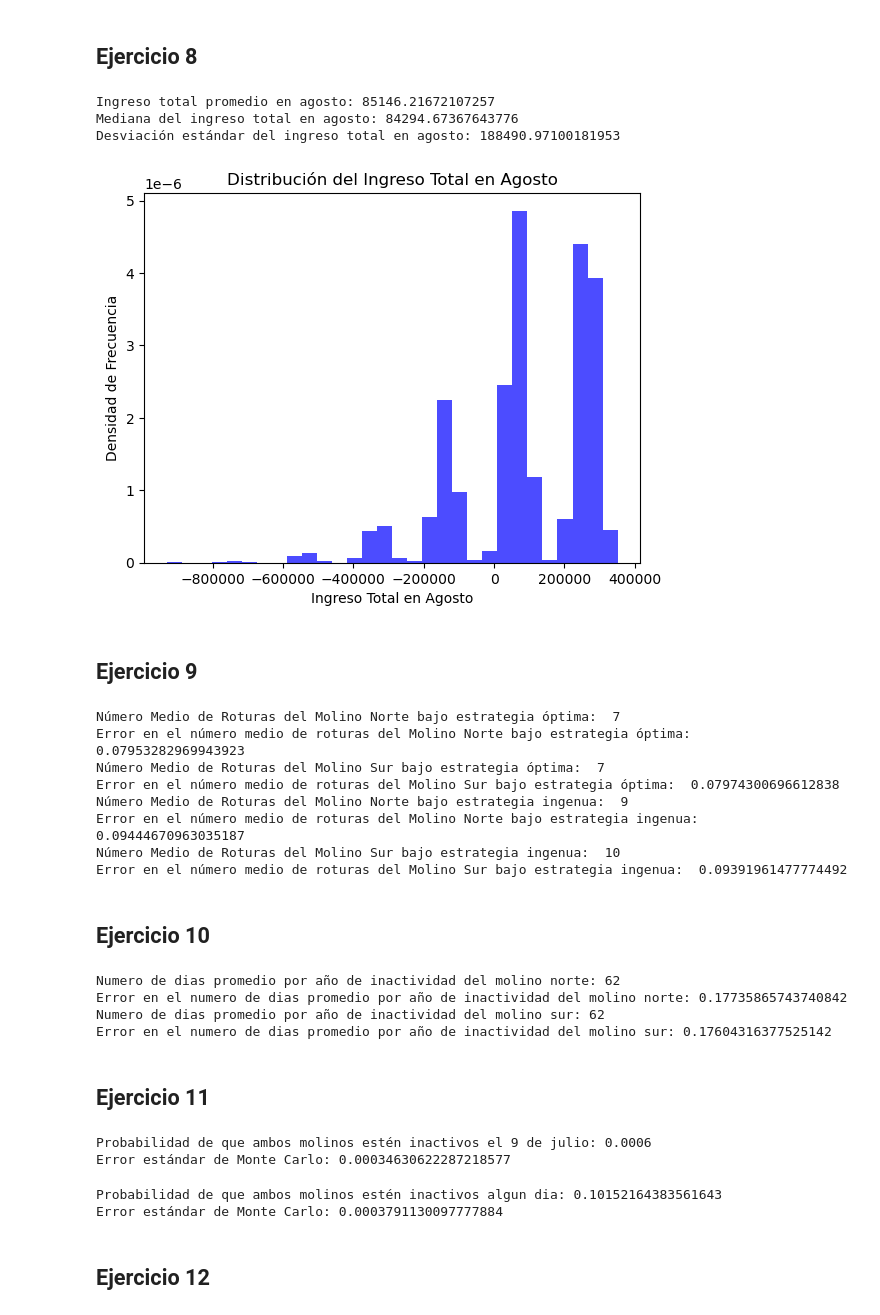
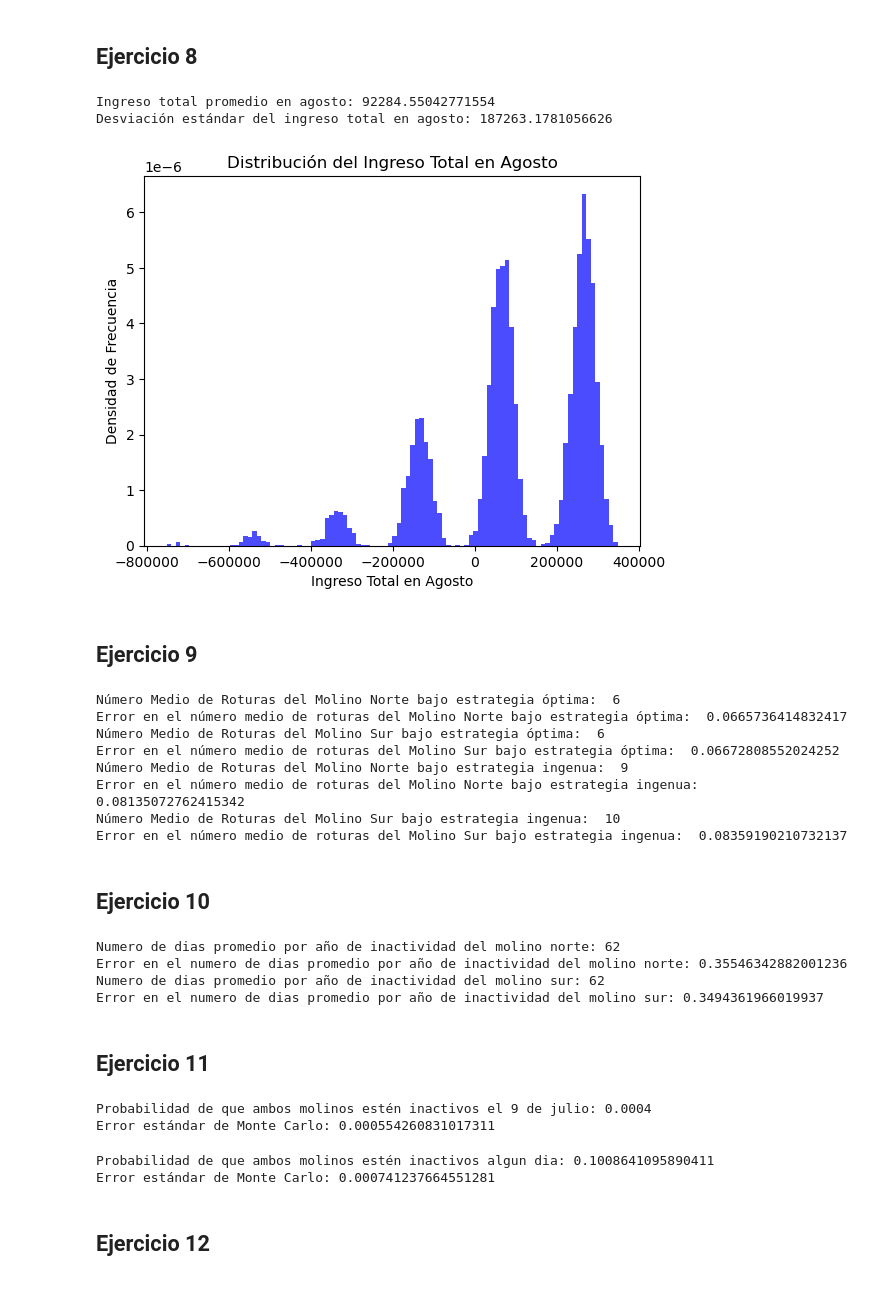
Before and after one commit to catadolhare/tp1_aplicaciones_cauzzo_dolhare_ekes_squillari, a Jupyter notebook: tp1.ipynb, the cells around one changed output. Drawn from its saved outputs; the diff is of its cells as text; code cells hidden in the pictures.

Commit message:
arreglos

```diff
--- a/tp1.ipynb
+++ b/tp1.ipynb
@@ -284,7 +282,7 @@ def calcular_VAN(S, D, k, n_days, costo_rep):
 # %%
 S, D = simulacion(365)
 
-VAN_calculado, cashflow, estado_molino_norte, estado_molino_sur, roturas_molino_norte, roturas_molino_sur, apagados_molino_norte, apagados_molino_sur = calcular_VAN(S, D, 10, 365, 200000)
+VAN_calculado, cashflow, estado_molino_norte, estado_molino_sur, roturas_molino_norte, roturas_molino_sur, apagados_molino_norte, apagados_molino_sur = calcular_VAN(S, D, 7, 365, 200000)
 print(f"El Valor Actual Neto (VAN) del proyecto es: {VAN_calculado:.2f}")
 print(f"Número de roturas del molino norte: {np.sum(roturas_molino_norte)}")
 print(f"Número de roturas del molino sur: {np.sum(roturas_molino_sur)}")
@@ -411,7 +409,7 @@ def calcular_umbral_optimo(umbral_k, costo_reparacion):
             VANs[j] = VAN_calculado
 
         media_VAN = np.mean(VANs)
-        error_VAN = np.std(VANs) / np.sqrt(n_sim)
+        error_VAN = 1.96 * (np.std(VANs) / np.sqrt(n_sim))
 
         medias_VAN.append(media_VAN)
         errores_VAN.append(error_VAN)
@@ -516,42 +514,35 @@ Diferencia de ganancia:  8453.85
 # %% [markdown]
 ## Ejercicio 8
 # %%
-# Definir los días correspondientes al mes de agosto (del día 213 al 242, ya que Python excluye el último índice)
+# días correspondientes al mes de agosto
 dias_agosto = range(213, 243)
 
-# Arreglo para almacenar el ingreso total de agosto en cada simulación
 ingresos_agosto = np.zeros(n_sim)
 
 for j in range(n_sim):
-    # Simular los datos para todo el año
     S, D = simulacion(365)
 
-    # Calcular el flujo de caja (cashflow) con el umbral óptimo de operación 'best_k'
     _, cashflow_sim, _, _, _, _, _, _ = calcular_VAN(S, D, best_k, 365, 200000)
 
-    # Calcular el ingreso total de agosto sumando los cashflows de los días de agosto
     ingresos_agosto[j] = np.sum(cashflow_sim[dias_agosto])
 
 # Estadísticas descriptivas
 media_ingreso = np.mean(ingresos_agosto)
-mediana_ingreso = np.median(ingresos_agosto)
-desviacion_ingreso = np.std(ingresos_agosto)
+desviacion_ingreso = np.std(ingresos_agosto) #o lo dividimos y calculamos el error
 
 print(f"Ingreso total promedio en agosto: {media_ingreso}")
-print(f"Mediana del ingreso total en agosto: {mediana_ingreso}")
 print(f"Desviación estándar del ingreso total en agosto: {desviacion_ingreso}")
 
 # Graficar el histograma
-plt.hist(ingresos_agosto, bins=30, density=True, alpha=0.7, color='blue')
+plt.hist(ingresos_agosto, bins=100, density=True, alpha=0.7, color='blue')
 plt.title('Distribución del Ingreso Total en Agosto')
 plt.xlabel('Ingreso Total en Agosto')
 plt.ylabel('Densidad de Frecuencia')
 plt.show()
 # %% [output]
-Ingreso total promedio en agosto: 85146.21672107257
-Mediana del ingreso total en agosto: 84294.67367643776
-Desviación estándar del ingreso total en agosto: 188490.97100181953
+Ingreso total promedio en agosto: 92284.55042771554
+Desviación estándar del ingreso total en agosto: 187263.1781056626
-[figure, old version]
+[figure, new version]
 # %% [markdown]
 ## Ejercicio 9
 # %%
@@ -580,16 +571,16 @@ for i in range(n_sim):
     cant_roturas_sur_ing.append(roturas_sur_ing)
 
 media_roturas_norte_opt = np.mean(cant_roturas_norte_opt)
-error_roturas_norte_opt = np.std(cant_roturas_norte_opt) / np.sqrt(1000)
+error_roturas_norte_opt = 1.96 * (np.std(cant_roturas_norte_opt) / np.sqrt(n_sim))
 
 media_roturas_sur_opt = np.mean(cant_roturas_sur_opt)
-error_roturas_sur_opt = np.std(cant_roturas_sur_opt) / np.sqrt(1000)
+error_roturas_sur_opt = 1.96 * (np.std(cant_roturas_sur_opt) / np.sqrt(n_sim))
 
 media_roturas_norte_ing = np.mean(cant_roturas_norte_ing)
-error_roturas_norte_ing = np.std(cant_roturas_norte_ing) / np.sqrt(1000)
+error_roturas_norte_ing = 1.96 * (np.std(cant_roturas_norte_ing) / np.sqrt(n_sim))
 
 media_roturas_sur_ing = np.mean(cant_roturas_sur_ing)
-error_roturas_sur_ing = np.std(cant_roturas_sur_ing) / np.sqrt(1000)
+error_roturas_sur_ing = 1.96 * (np.std(cant_roturas_sur_ing) / np.sqrt(n_sim))
 
 print ('Número Medio de Roturas del Molino Norte bajo estrategia óptima: ', round(media_roturas_norte_opt))
 print('Error en el número medio de roturas del Molino Norte bajo estrategia óptima: ', error_roturas_norte_opt)
@@ -601,14 +592,14 @@ print('Error en el número medio de roturas del Molino Norte bajo estrategia ing
 print ('Número Medio de Roturas del Molino Sur bajo estrategia ingenua: ', round(media_roturas_sur_ing))
 print('Error en el número medio de roturas del Molino Sur bajo estrategia ingenua: ', error_roturas_sur_ing)
 # %% [output]
-Número Medio de Roturas del Molino Norte bajo estrategia óptima:  7
-Error en el número medio de roturas del Molino Norte bajo estrategia óptima:  0.07953282969943923
-Número Medio de Roturas del Molino Sur bajo estrategia óptima:  7
-Error en el número medio de roturas del Molino Sur bajo estrategia óptima:  0.07974300696612838
+Número Medio de Roturas del Molino Norte bajo estrategia óptima:  6
+Error en el número medio de roturas del Molino Norte bajo estrategia óptima:  0.0665736414832417
+Número Medio de Roturas del Molino Sur bajo estrategia óptima:  6
+Error en el número medio de roturas del Molino Sur bajo estrategia óptima:  0.06672808552024252
 Número Medio de Roturas del Molino Norte bajo estrategia ingenua:  9
-Error en el número medio de roturas del Molino Norte bajo estrategia ingenua:  0.09444670963035187
+Error en el número medio de roturas del Molino Norte bajo estrategia ingenua:  0.08135072762415342
 Número Medio de Roturas del Molino Sur bajo estrategia ingenua:  10
-Error en el número medio de roturas del Molino Sur bajo estrategia ingenua:  0.09391961477774492
+Error en el número medio de roturas del Molino Sur bajo estrategia ingenua:  0.08359190210732137
 # %% [markdown]
 ## Ejercicio 10
 # %%
@@ -626,10 +617,10 @@ for i in range(n_sim):
     inactivo_sur_sim.append(total_inactivo_sur)
 
 media_inactivo_norte = np.mean(inactivo_norte_sim)
-error_inactivo_norte = np.std(inactivo_norte_sim) / np.sqrt(n_sim)
+error_inactivo_norte = 1.96 * (np.std(inactivo_norte_sim) / np.sqrt(n_sim))
 
 media_inactivo_sur = np.mean(inactivo_sur_sim)
-error_inactivo_sur = np.std(inactivo_sur_sim) / np.sqrt(n_sim)
+error_inactivo_sur = 1.96 * (np.std(inactivo_sur_sim) / np.sqrt(n_sim))
 
 print('Numero de dias promedio por año de inactividad del molino norte:', round(media_inactivo_norte))
 print('Error en el numero de dias promedio por año de inactividad del molino norte:', error_inactivo_norte)
@@ -637,9 +628,9 @@ print('Numero de dias promedio por año de inactividad del molino sur:', round(m
 print('Error en el numero de dias promedio por año de inactividad del molino sur:', error_inactivo_sur)
 # %% [output]
 Numero de dias promedio por año de inactividad del molino norte: 62
-Error en el numero de dias promedio por año de inactividad del molino norte: 0.17735865743740842
+Error en el numero de dias promedio por año de inactividad del molino norte: 0.35546342882001236
 Numero de dias promedio por año de inactividad del molino sur: 62
-Error en el numero de dias promedio por año de inactividad del molino sur: 0.17604316377525142
+Error en el numero de dias promedio por año de inactividad del molino sur: 0.3494361966019937
 # %% [markdown]
 ## Ejercicio 11
 # %%
@@ -656,13 +647,13 @@ for i in range(n_sim):
 probabilidad_inactivos_190 = np.mean(estado_inactivos_190_sim)
 
 # Calcular el error estándar de Monte Carlo
-error_mc = np.std(estado_inactivos_190_sim) / np.sqrt(n_sim)
+error_mc = 1.96 * (np.std(estado_inactivos_190_sim) / np.sqrt(n_sim))
 
 print('Probabilidad de que ambos molinos estén inactivos el 9 de julio:', probabilidad_inactivos_190)
 print('Error estándar de Monte Carlo:', error_mc)
 # %% [output]
-Probabilidad de que ambos molinos estén inactivos el 9 de julio: 0.0006
-Error estándar de Monte Carlo: 0.00034630622287218577
+Probabilidad de que ambos molinos estén inactivos el 9 de julio: 0.0004
+Error estándar de Monte Carlo: 0.000554260831017311
 # %%
 proba_sim = []
 
@@ -678,13 +669,13 @@ for i in range(n_sim):
 
 probabilidad_inactivos = np.mean(proba_sim)
 
-error = np.std(proba_sim) / np.sqrt(n_sim)
+error = 1.96 * (np.std(proba_sim) / np.sqrt(n_sim))
 
 print('Probabilidad de que ambos molinos estén inactivos algun dia:', probabilidad_inactivos)
 print('Error estándar de Monte Carlo:', error)
 # %% [output]
-Probabilidad de que ambos molinos estén inactivos algun dia: 0.10152164383561643
-Error estándar de Monte Carlo: 0.0003791130097777884
+Probabilidad de que ambos molinos estén inactivos algun dia: 0.1008641095890411
+Error estándar de Monte Carlo: 0.000741237664551281
 # %% [markdown]
 ## Ejercicio 12
 # %%
```
Also changed, not shown: parts of 21 cells of this notebook.
